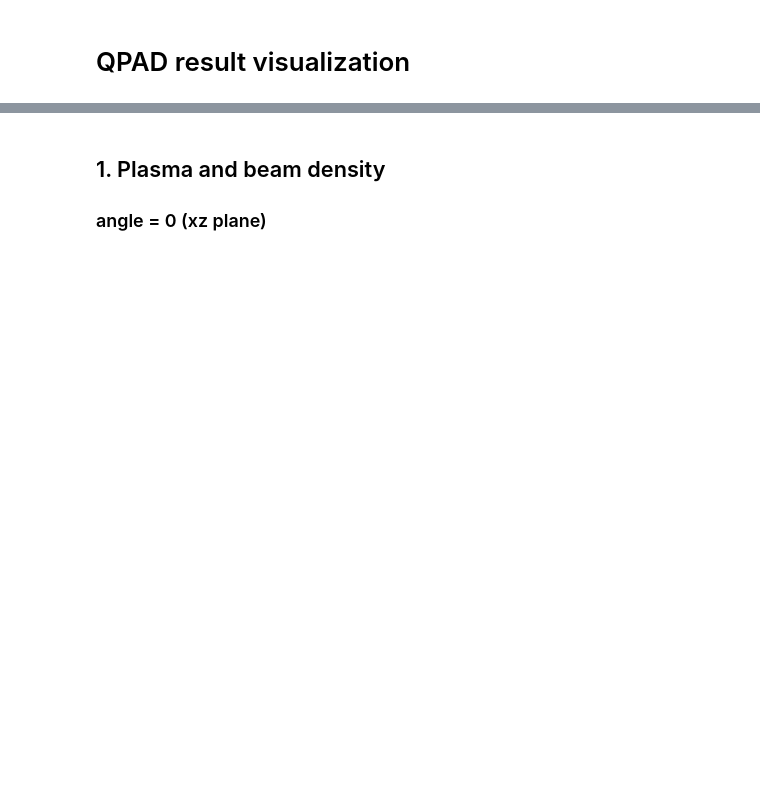
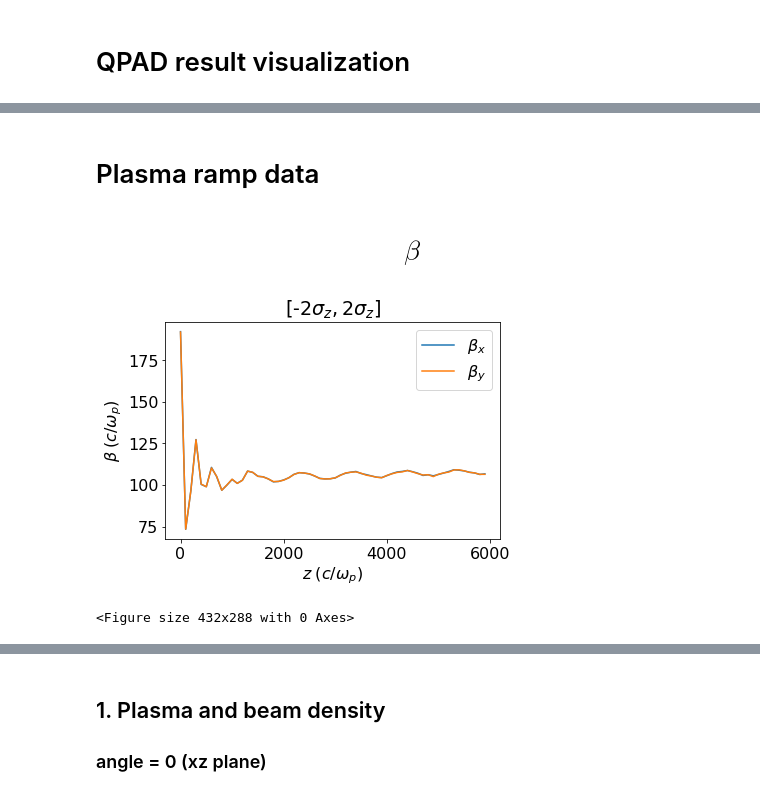
Before and after one commit to uclazyj/JupyterQpic, a Jupyter notebook: QPAD.ipynb, the cells around one changed output, grey strips where cells are left out. Drawn from its saved outputs; the diff is of its cells as text; code cells hidden in the pictures; blank space fills up the shorter version.

```diff
--- a/QPAD.ipynb
+++ b/QPAD.ipynb
@@ -12,0 +43,2 @@ def sigmoid(z,a):
+# %% [markdown]
+# Plasma ramp data
@@ -12,0 +60,19 @@ def sigmoid(z,a):
+# %% [markdown]
+# $$\beta$$
+# %%
+plt.plot(parameters['s'], parameters['beta_x'],label=r'$\beta_x$')
+plt.plot(parameters['s'], parameters['beta_y'],label=r'$\beta_y$')
+# plt.plot(z,beta_m,label=r'$\beta_m$')
+plt.xlabel('$z\;(c/\omega_p)$')
+plt.ylabel(r'$\beta \;(c/\omega_p)$')
+if half_thinkness == 1:
+    plt.title(r'$[-\sigma_z,\sigma_z]$')
+else:
+    plt.title('[-'+str(half_thinkness)+r'$\sigma_z,$'+str(half_thinkness)+r'$\sigma_z]$')
+plt.legend(loc='best')
+plt.rcParams.update({'font.size': 16})
+plt.show()
+plt.savefig('beta_'+str(half_thinkness)+'sigmaz'+'.png')
+# %% [output]
+[figure, added]
+<Figure size 432x288 with 0 Axes>
```
Also changed, not shown: parts of 39 cells of this notebook.
